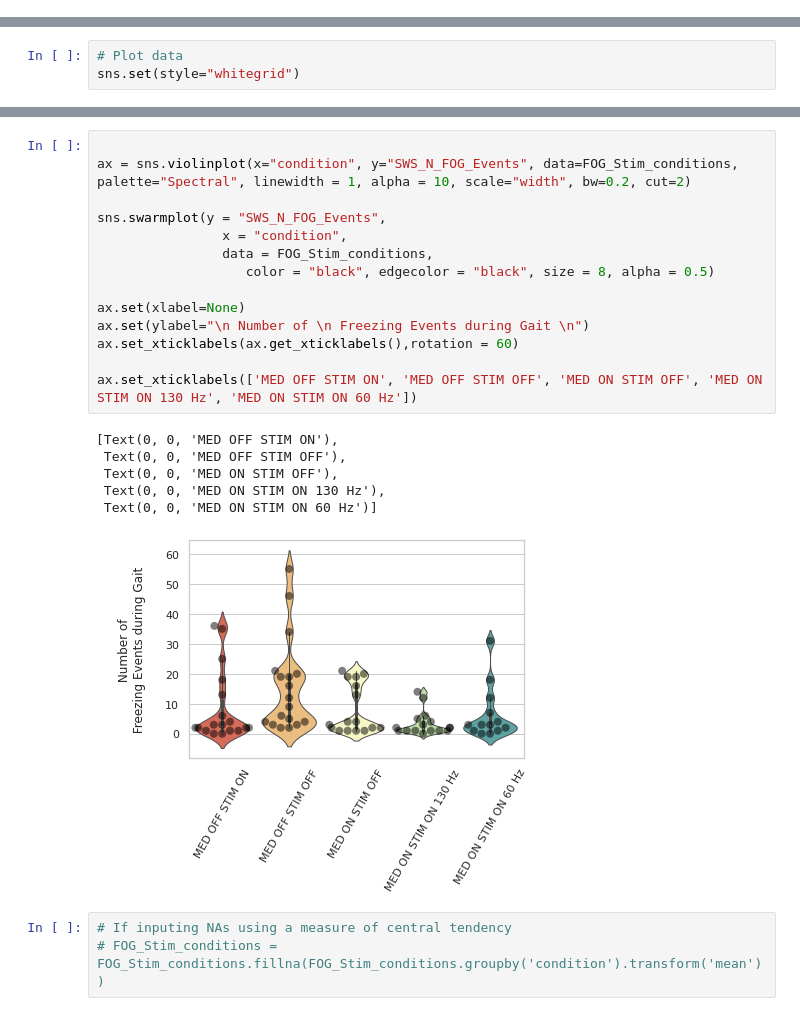
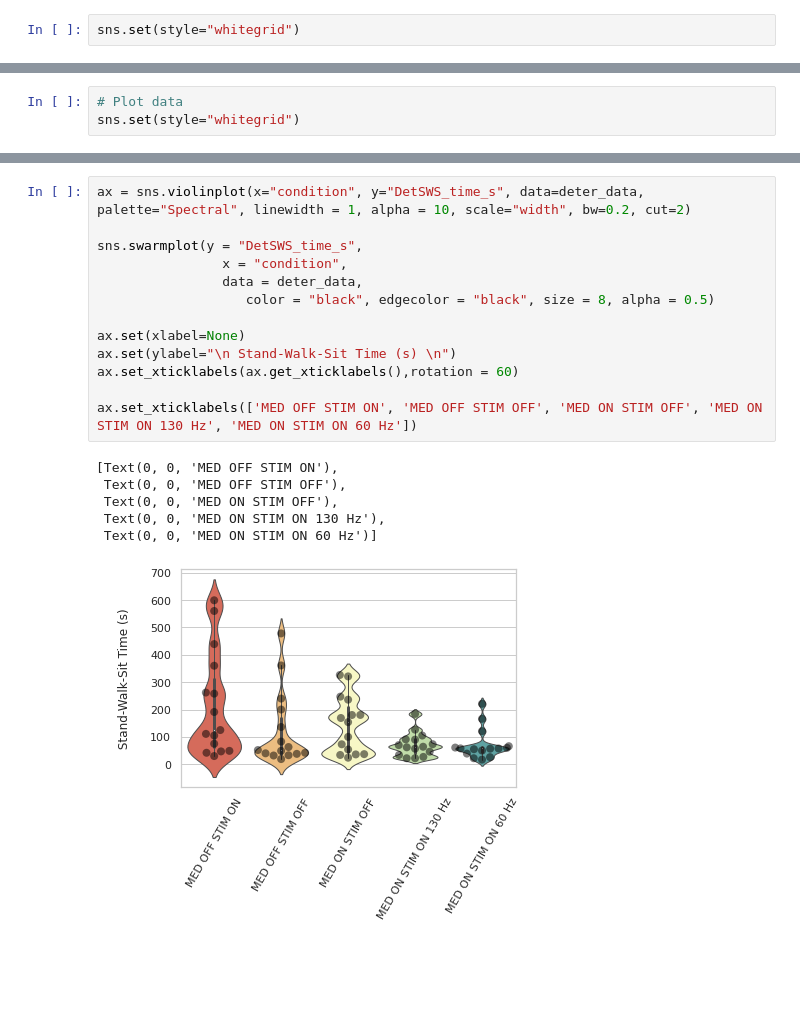
Before and after one commit to Le-bruit-de-nos-pas/3D_Kinematics_Freezing_of_Gait_Parkinson_2023, a Jupyter notebook: FOG_ANOVA (1).ipynb, the cells around one changed output, grey strips where cells are left out. Saved outputs shown, nothing was run; the diff lists cells and outputs as text; blank space fills up the shorter version.

```diff
--- a/FOG_ANOVA (1).ipynb
+++ b/FOG_ANOVA (1).ipynb
@@ -265 +535,3 @@ deter_data
+# %%
+sns.set(style="whitegrid")
 # %%
@@ -327,24 +581,20 @@ ax.set_xticklabels(['MED OFF STIM ON', 'MED OFF STIM OFF', 'MED ON STIM OFF', 'M
 # %%
+ax = sns.violinplot(x="condition", y="DetSWS_time_s", data=deter_data, palette="Spectral", linewidth = 1, alpha = 10, scale="width", bw=0.2, cut=2)
 
-ax = sns.violinplot(x="condition", y="SWS_N_FOG_Events", data=FOG_Stim_conditions, palette="Spectral", linewidth = 1, alpha = 10, scale="width", bw=0.2, cut=2)
-
-sns.swarmplot(y = "SWS_N_FOG_Events",
+sns.swarmplot(y = "DetSWS_time_s",
                 x = "condition",
-                data = FOG_Stim_conditions,
+                data = deter_data,
                    color = "black", edgecolor = "black", size = 8, alpha = 0.5)
 
 ax.set(xlabel=None)
-ax.set(ylabel="\n Number of \n Freezing Events during Gait \n")
+ax.set(ylabel="\n Stand-Walk-Sit Time (s) \n")
 ax.set_xticklabels(ax.get_xticklabels(),rotation = 60)
 
 ax.set_xticklabels(['MED OFF STIM ON', 'MED OFF STIM OFF', 'MED ON STIM OFF', 'MED ON STIM ON 130 Hz', 'MED ON STIM ON 60 Hz'])
 # %% [output]
 [Text(0, 0, 'MED OFF STIM ON'),
  Text(0, 0, 'MED OFF STIM OFF'),
  Text(0, 0, 'MED ON STIM OFF'),
  Text(0, 0, 'MED ON STIM ON 130 Hz'),
  Text(0, 0, 'MED ON STIM ON 60 Hz')]
-[figure, old version]
+[figure, new version]
-# %%
-# If inputing NAs using a measure of central tendency
-# FOG_Stim_conditions = FOG_Stim_conditions.fillna(FOG_Stim_conditions.groupby('condition').transform('mean'))
```
Also changed, not shown: parts of 49 cells of this notebook.
